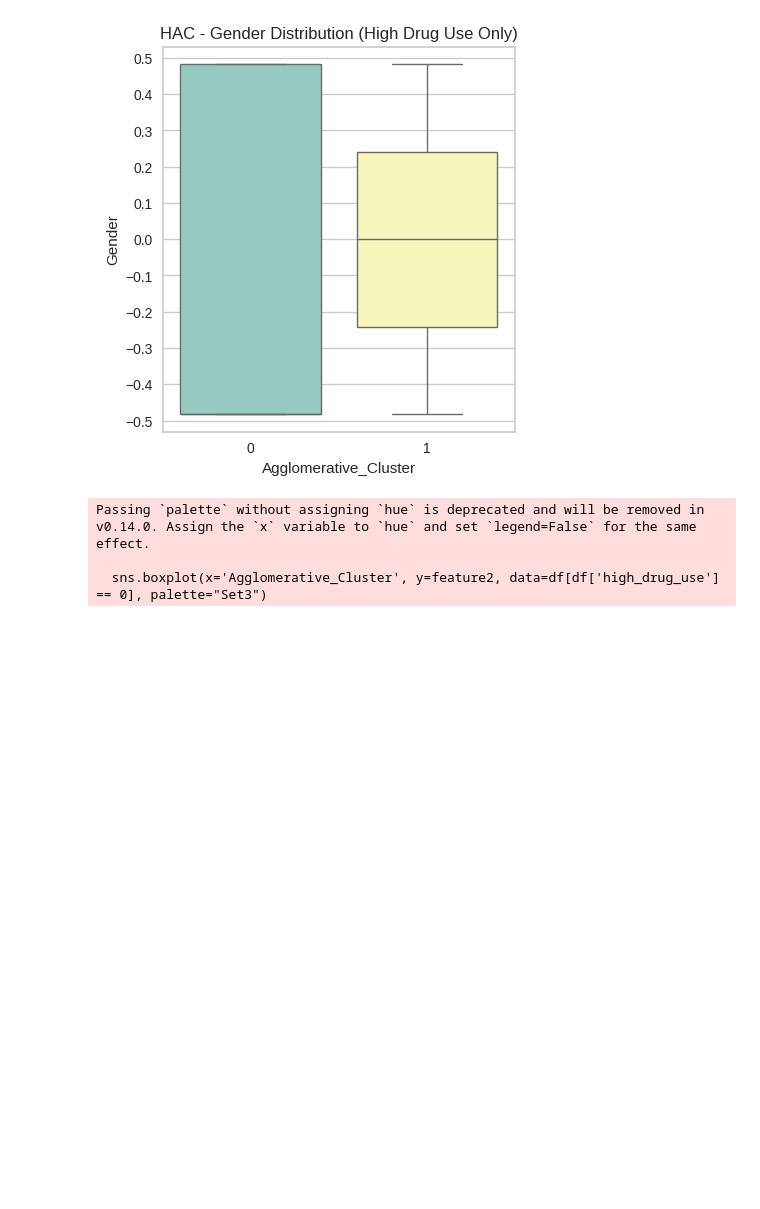
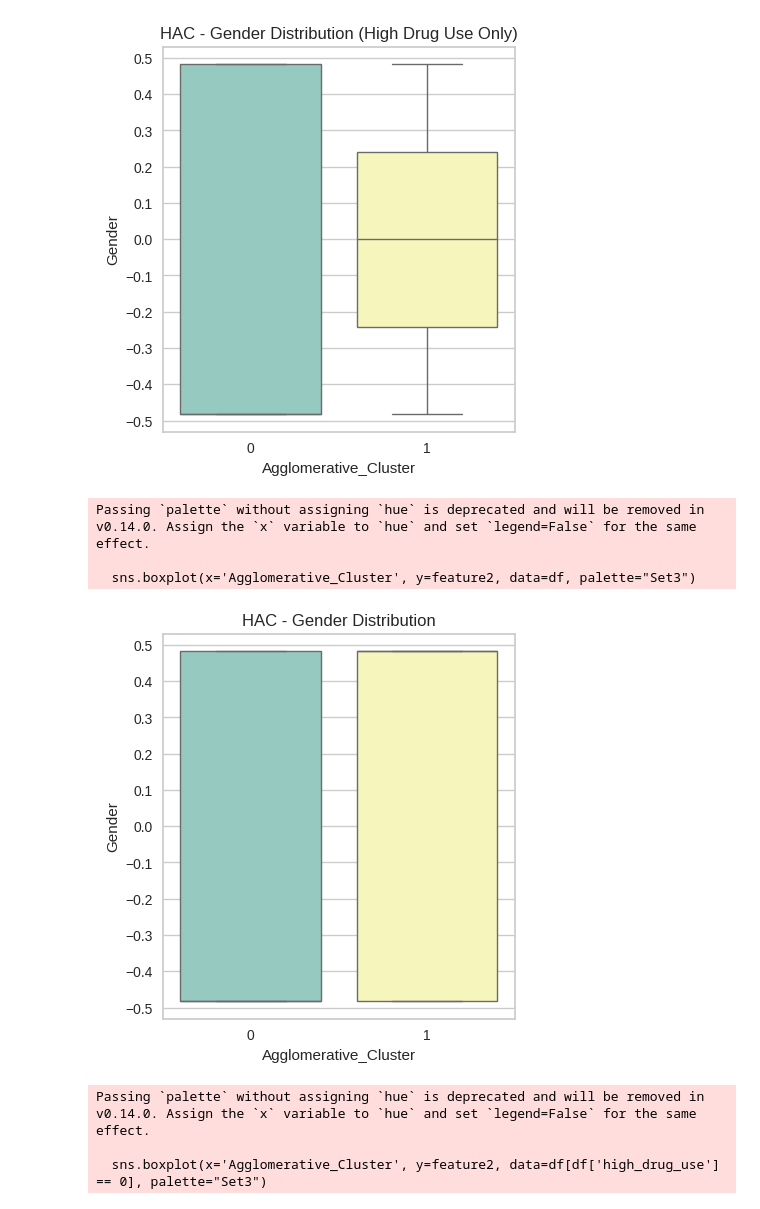
Before and after one commit to dayananikol/CCADMACL_PROJECT_COM222, a Jupyter notebook: HAC_ADML_Final_Project.ipynb, the cells around one changed output. Cells and saved outputs as stored; diff of their text form; code cells hidden in the pictures; blank space fills up the shorter version.

```diff
--- a/HAC_ADML_Final_Project.ipynb
+++ b/HAC_ADML_Final_Project.ipynb
@@ -692,6 +723,27 @@ Passing `palette` without assigning `hue` is deprecated and will be removed in v
 
   sns.boxplot(x='Agglomerative_Cluster', y=feature2, data=df[df['high_drug_use'] == 1], palette="Set3")
 [figure]
+# %%
+feature2 = 'Gender'
+
+plt.figure(figsize=(10, 5))
+plt.subplot(1, 2, 2)
+sns.boxplot(x='Agglomerative_Cluster', y=feature2, data=df, palette="Set3")
+plt.title(f"HAC - {feature2} Distribution")
+
+# Get min and max for Age to dynamically set y-axis ticks
+gender_min = df[feature2].min()
+gender_max = df[feature2].max()
+
+# Generate y-ticks from min to max with desired step size (e.g., 0.1)
+plt.yticks(np.arange(round(gender_min, 1), round(gender_max + 0.1, 1), 0.1))
+
+plt.show()
+# %% [output]
+Passing `palette` without assigning `hue` is deprecated and will be removed in v0.14.0. Assign the `x` variable to `hue` and set `legend=False` for the same effect.
+
+  sns.boxplot(x='Agglomerative_Cluster', y=feature2, data=df, palette="Set3")
+[figure, added]
 # %%
 feature2 = 'Gender'
 
```
Also changed, not shown: parts of 8 cells of this notebook.
